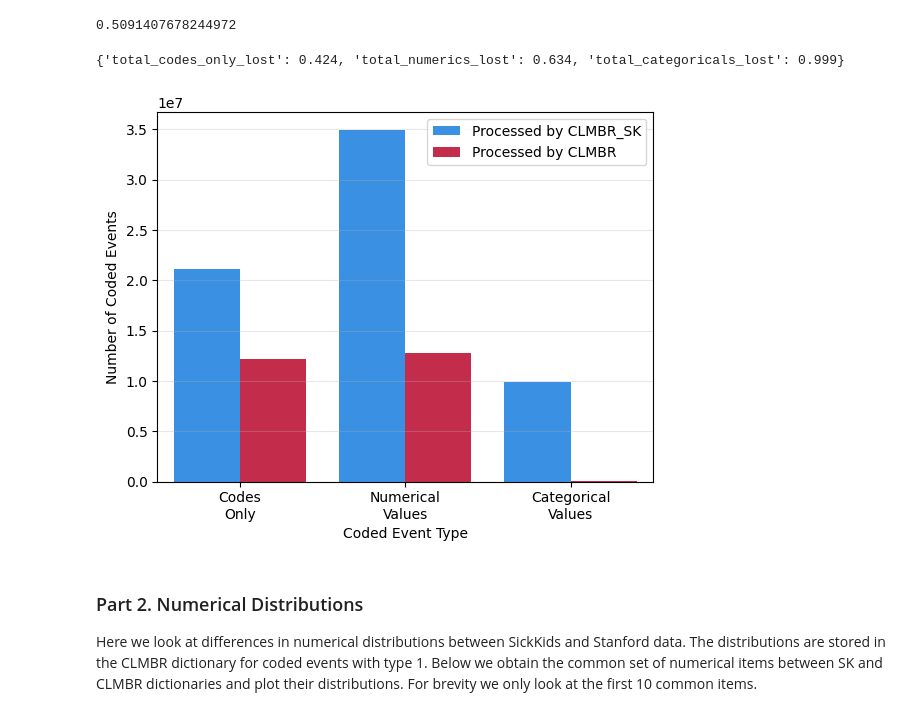
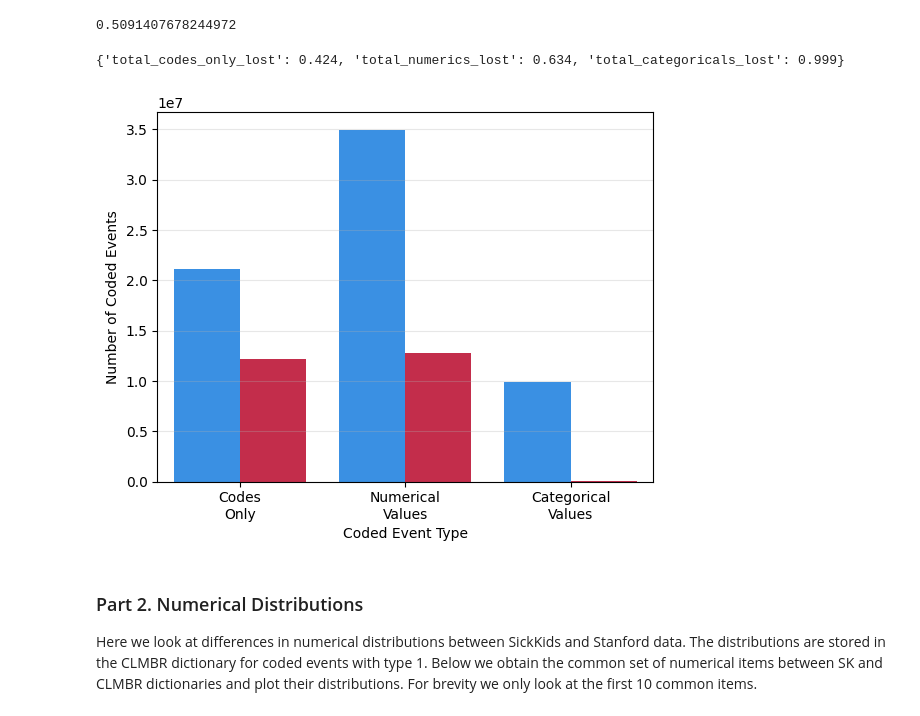
Before and after one commit to sungresearch/femr-on-sk, a Jupyter notebook: notebooks/sup_code_coverage.ipynb, the cells around one changed output. Saved outputs shown, nothing was run; the diff lists cells and outputs as text; code cells hidden in the pictures.

```diff
--- a/notebooks/sup_code_coverage.ipynb
+++ b/notebooks/sup_code_coverage.ipynb
@@ -177,36 +181,36 @@ data = data.replace({
     "clmbr": "Processed by CLMBR",
     "clmbr_sk": "Processed by CLMBR_SK",
     "total_codes_only_covered": "Codes\nOnly",
     "total_numerics_covered": "Numerical\nValues",
     "total_categoricals_covered": "Categorical\nValues"
 })
 
 ax = sns.barplot(
     data = data,
     x = "variable",
     y = "value",
     hue = "model",
     palette = {
         "Processed by CLMBR_SK": 'dodgerblue',
         "Processed by CLMBR": 'crimson',
-    }
+    },
 )
 
 ax.set_xlabel("Coded Event Type")
 ax.set_ylabel("Number of Coded Events")
-ax.legend_.set_title(None)
+ax.legend().remove()
 
 plt.grid(axis="y", alpha=0.3)
 
 plt.savefig(
     os.path.join(path_save, "code_coverage.png"),
     dpi=300, bbox_inches='tight', pad_inches=0.2
 )
 
 plt.show()
 # %% [output]
 {'total_codes_only_lost': 0.424, 'total_numerics_lost': 0.634, 'total_categoricals_lost': 0.999}
-[figure, old version]
+[figure, new version]
 # %% [markdown]
 ### Part 2. Numerical Distributions
 
```
Also changed, not shown: parts of 1 cell of this notebook, 44 other files.
